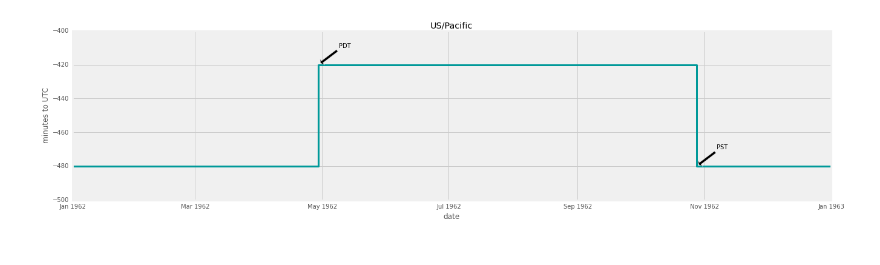
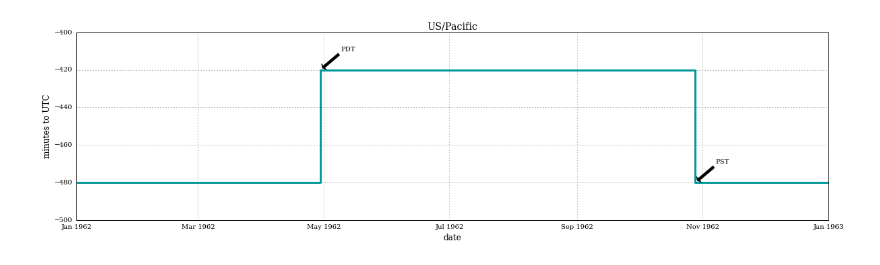
Before and after one commit to SiggyF/notebooks, a Jupyter notebook: sfo.ipynb, the cells around one changed output. Cells and saved outputs as stored; diff of their text form; code cells hidden in the pictures.

```diff
--- a/sfo.ipynb
+++ b/sfo.ipynb
@@ -7,6 +7,9 @@ import pandas
 import numpy as np
 import datetime
 import pytz
+
+# oldschool look
 matplotlib.style.use('grayscale')
+matplotlib.rcParams['font.family'] = 'serif'
+matplotlib.rcParams['font.serif'].insert(0, 'American Typewriter')
 %matplotlib inline
-matplotlib.style.available
@@ -16,0 +16,7 @@ ds = netCDF4.Dataset('/Users/baart_f/models/sfo/reconstruction/OS_UH-RQH551A_201
+# %%
+# local copy
+# ds = netCDF4.Dataset('/Users/baart_f/models/sfo/reconstruction/OS_UH-RQH551A_20140806_R.nc')
+url = 'http://uhslc.soest.hawaii.edu/thredds/dodsC/uhslc/rqh/OS_UH-RQH551A_20150401_R'
+ds = netCDF4.Dataset(url)
+# this is the variable we're interested in
+ds.variables['sea_surface_height_above_reference_level']
@@ -59,42 +118,35 @@ offset.total_seconds()/3600
 # %%
-reference = 'US/Pacific'
-tz = pytz.timezone(reference)
-tz._transition_info
+# plot the timezones in US/Pacific, which is equal to America/Los_angeles
+fig, ax = plt.subplots(figsize=(20,5))
+#  plot the timezone using a post step plot
+ax.plot_date(
+    matplotlib.dates.date2num(df['utc']),
+    df['diff_minutes'],
+    drawstyle='steps-post',
+    linestyle='-',
+    marker='',
+    color='#009999',
+    linewidth=3
+)
+# zoom-in and enhance
+ax.set_xlim(
+    matplotlib.dates.date2num(datetime.datetime(1962,1,1)),
+    matplotlib.dates.date2num(datetime.datetime(1963,1,1))
+)
+ax.set_ylim(-500, -400)
 
-utc = pytz.timezone('UTC')
-gmt = pytz.timezone('GMT')
-
-rows = []
-for date, transinfo in zip(tz._utc_transition_times, tz._transition_info):
-    dateutc = date.replace(tzinfo=utc)
-    if dateutc.year < 1700:
-        dateutc = dateutc.replace(year=1700)
-    row = {'utc': dateutc,
-           'tz': dateutc.astimezone(tz),
-           'diff': dateutc.astimezone(tz).replace(tzinfo=utc) - dateutc,
-           'name': transinfo[2]}
-
-    rows.append(row)
-
-df = pandas.DataFrame.from_records(rows)
-df['diff_minutes'] = df['diff'].apply(lambda x:60.0*x/(3600.0*1.0e9))
-df = df.ix[1:]
-
-fig, ax = plt.subplots(figsize=(20,5))
-ax.plot_date(matplotlib.dates.date2num(df['utc']), df['diff_minutes'], drawstyle='steps-post', linestyle='-', marker='', color='#009999', linewidth=3)
-ax.set_xlim(matplotlib.dates.date2num(datetime.datetime(1962,1,1)), matplotlib.dates.date2num(datetime.datetime(1963,1,1)))
+# labels
 ax.set_xlabel('date')
 ax.set_ylabel('minutes to UTC')
 ax.set_title(reference)
+
+# annotate
 arrowprops=dict(facecolor='black', shrink=0.1)
-ax.set_ylim(-500, -400)
-
 for i, row in df.iterrows():
     x = matplotlib.dates.date2num(row['tz'])
     y = row['diff_minutes']
     name = row['name']
     if row['utc'] >= utc.localize(datetime.datetime(1962,1,1)) and row['utc'] < utc.localize(datetime.datetime(1963,1,1)):
-
         ax.annotate(name, xy=(x,y), xytext=(x+10, y+10), arrowprops=arrowprops)
 # %% [output]
-[figure, old version]
+[figure, new version]
```
Also changed, not shown: parts of 15 cells of this notebook.
